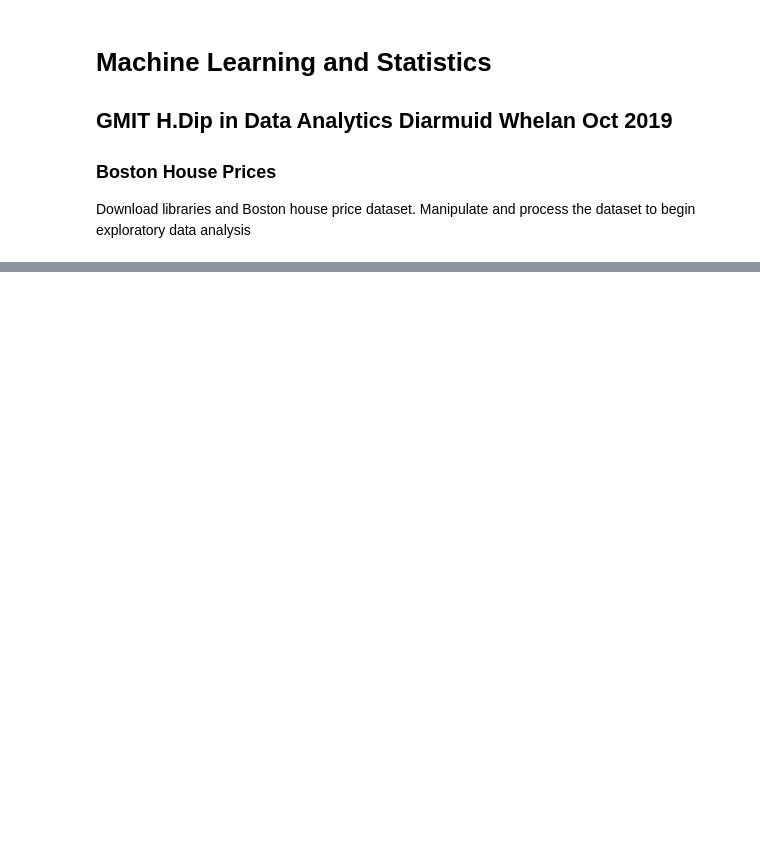
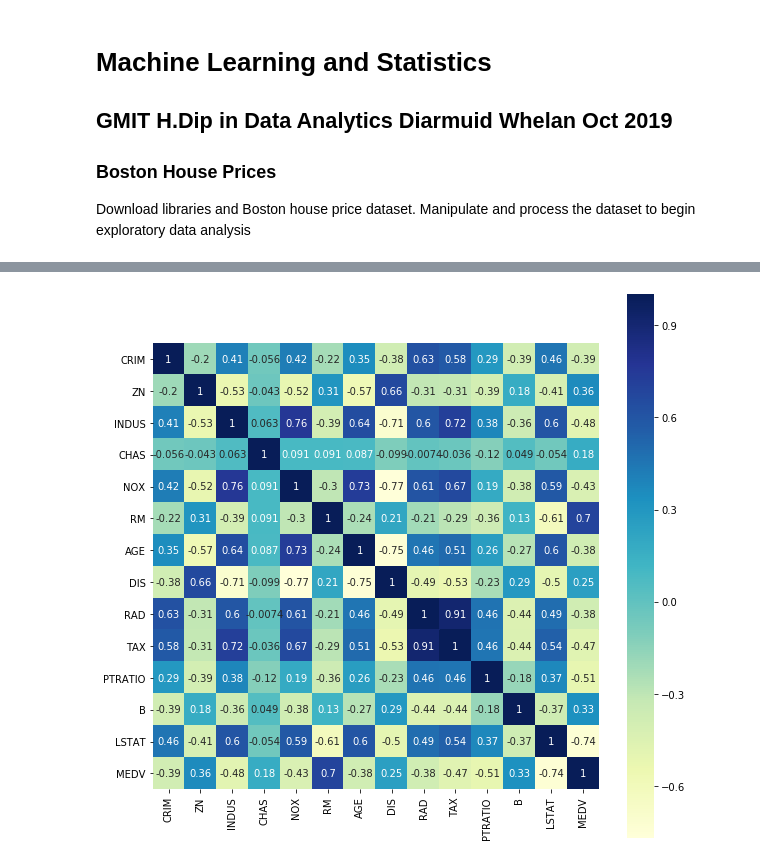
Before and after one commit to diarmuidwhelan/Machine-learning-and-statistics, a Jupyter notebook: Machine Learning and Statistics Project.ipynb, the cells around one changed output, grey strips where cells are left out. Drawn from its saved outputs; the diff is of its cells as text; code cells hidden in the pictures; blank space fills up the shorter version.

```diff
--- a/Machine Learning and Statistics Project.ipynb
+++ b/Machine Learning and Statistics Project.ipynb
@@ -32,0 +150,12 @@ boston  = pd.concat([data, target,], axis = 1) #concat data/target
+# %%
+
+
+plt.figure(figsize=(10, 10))
+#display a correlation matrix
+correlations = boston.corr()
+sns.heatmap(correlations,square = True, cmap = "YlGnBu", annot=True)
+plt.yticks(rotation=0)
+plt.xticks(rotation=90)
+plt.show()
+# %% [output]
+[figure, added]
```
Also changed, not shown: parts of 7 cells of this notebook.
